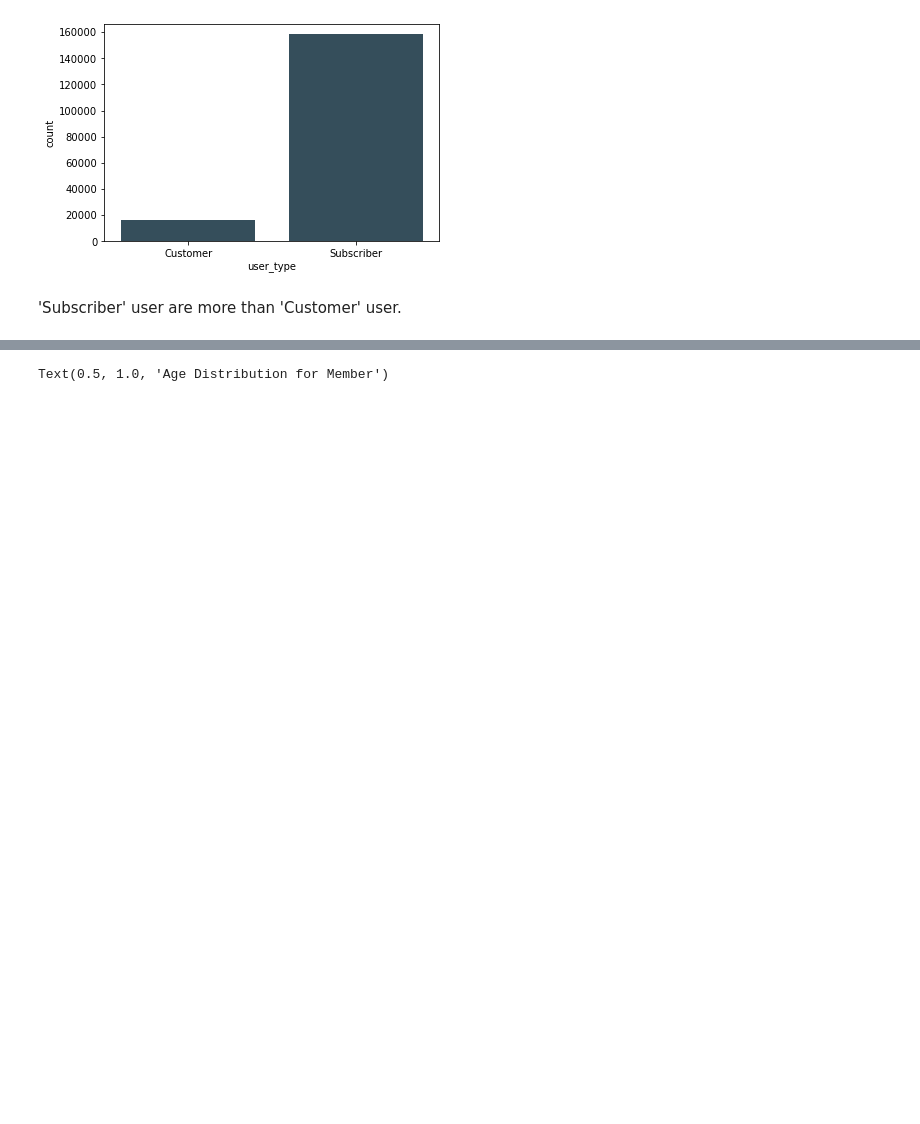
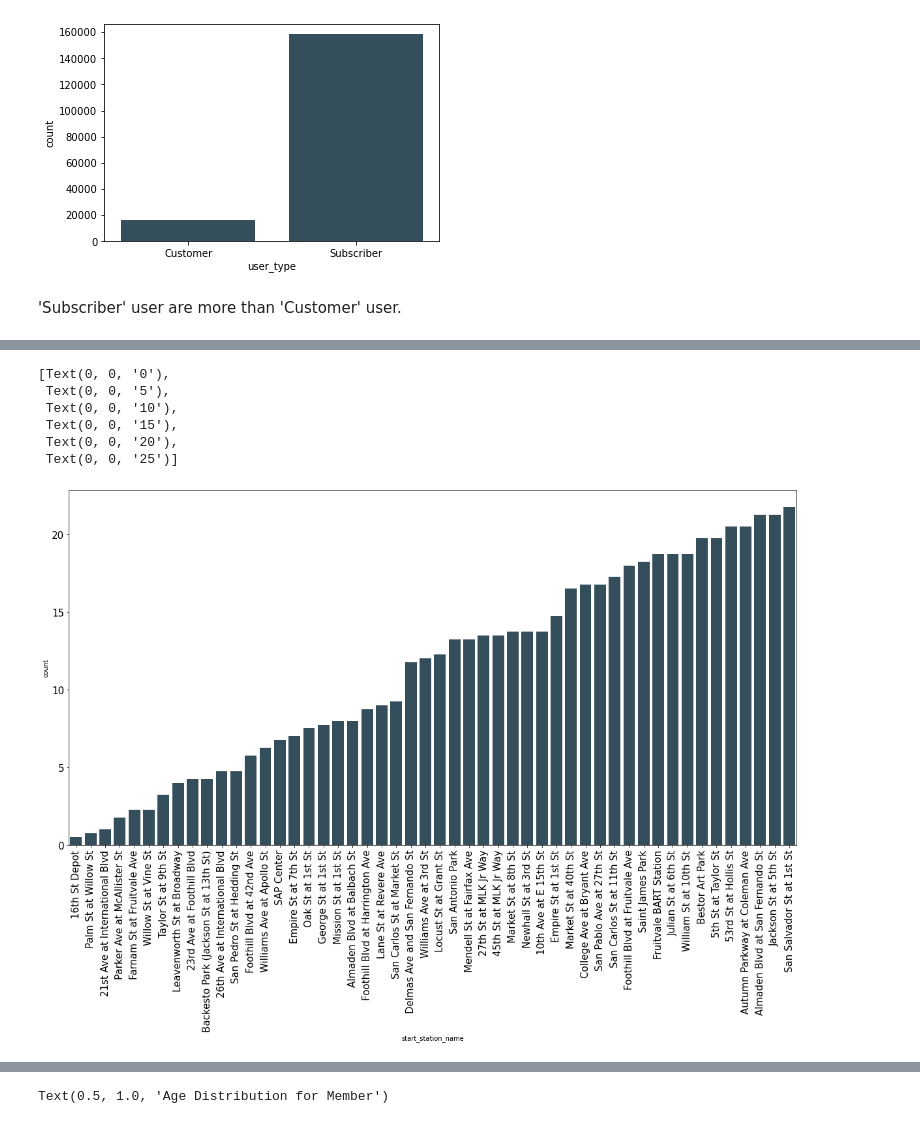
Before and after one commit to hagerElsehaimy/communicate-data-findings-FordGoBike, a Jupyter notebook: exploration_template.ipynb, the cells around one changed output, grey strips where cells are left out. Cells and saved outputs as stored; diff of their text form; code cells hidden in the pictures; blank space fills up the shorter version.

```diff
--- a/exploration_template.ipynb
+++ b/exploration_template.ipynb
@@ -399,0 +413,13 @@ sb.countplot(data = new_df, x = 'user_type', color = "#2F5061");
+# %%
+fig, ax = plt.subplots(figsize=(20, 10))
+station_plot=sb.countplot(data=new_df, x='start_station_name', order=new_df.start_station_name.value_counts(ascending=True)[0:50].index,color = "#2F5061",ax=ax)
+station_plot.set_xticklabels(labels=new_df.start_station_name.value_counts(ascending=True).keys(),rotation=90,size=15)
+station_plot.set_yticklabels(labels=[i for i in range(0,400,5)],size=15)
+# %% [output]
+[Text(0, 0, '0'),
+ Text(0, 0, '5'),
+ Text(0, 0, '10'),
+ Text(0, 0, '15'),
+ Text(0, 0, '20'),
+ Text(0, 0, '25')]
+[figure, added]
```
Also changed, not shown: parts of 9 cells of this notebook.
